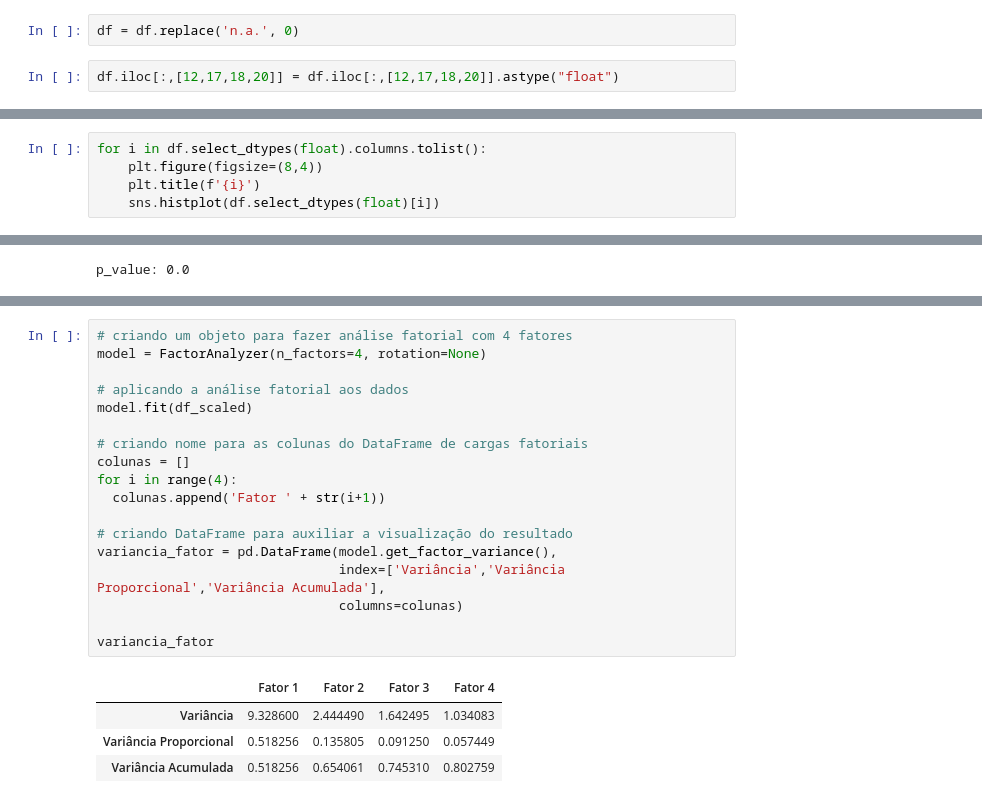
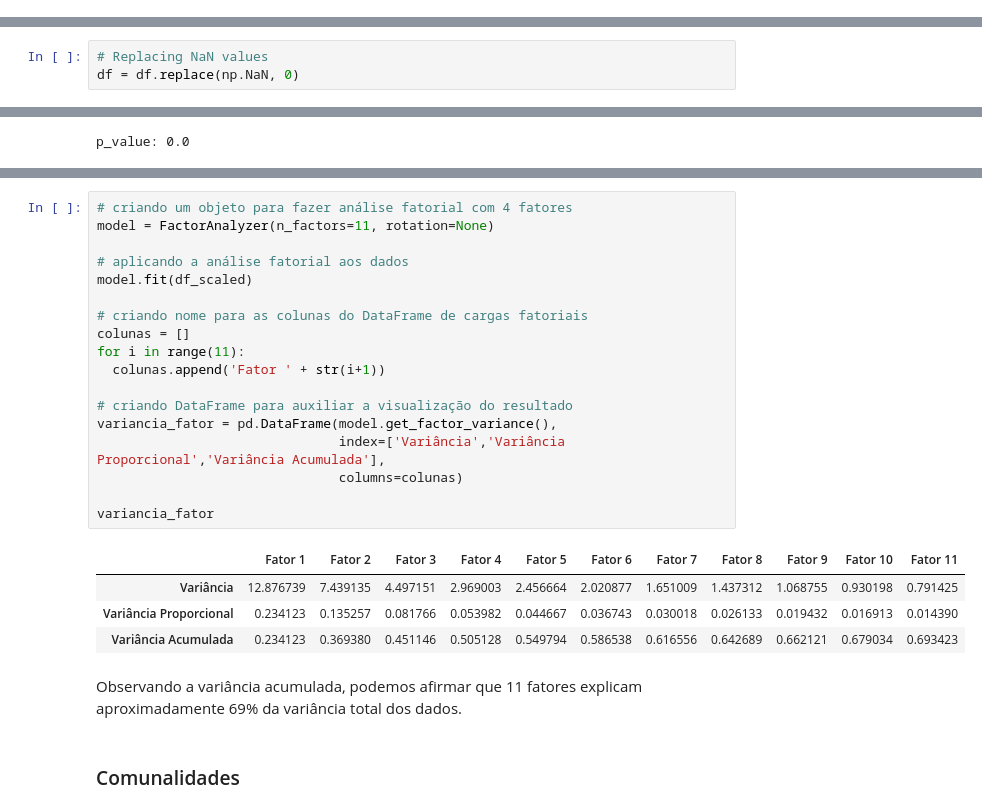
Before and after one commit to AurelioGuilherme/Portifolio-de-Projetos, a Jupyter notebook: 2-Analise_Fatorial/Analise_fatorial.ipynb, the cells around one changed output, grey strips where cells are left out. Saved outputs shown, nothing was run; the diff lists cells and outputs as text.

```diff
--- a/2-Analise_Fatorial/Analise_fatorial.ipynb
+++ b/2-Analise_Fatorial/Analise_fatorial.ipynb
@@ -55,7 +55,3 @@ df
-# %%
-df = df.replace('n.a.', 0)
-# %%
-df.iloc[:,[12,17,18,20]] = df.iloc[:,[12,17,18,20]].astype("float")
 # %%
 df.describe().T
 # %% [output]
@@ -100,5 +74,0 @@ df.select_dtypes(float).columns.tolist()
-# %%
-for i in df.select_dtypes(float).columns.tolist():
-    plt.figure(figsize=(8,4))
-    plt.title(f'{i}')
-    sns.histplot(df.select_dtypes(float)[i])
@@ -118,0 +75,3 @@ for i in df.select_dtypes(float).columns.tolist():
+# %%
+# Replacing NaN values
+df = df.replace(np.NaN, 0)
@@ -175,23 +211,27 @@ plt.show()
 # %%
 # criando um objeto para fazer análise fatorial com 4 fatores
-model = FactorAnalyzer(n_factors=4, rotation=None)
+model = FactorAnalyzer(n_factors=11, rotation=None)
 
 # aplicando a análise fatorial aos dados
 model.fit(df_scaled)
 
 # criando nome para as colunas do DataFrame de cargas fatoriais
 colunas = []
-for i in range(4):
+for i in range(11):
   colunas.append('Fator ' + str(i+1))
 
 # criando DataFrame para auxiliar a visualização do resultado
 variancia_fator = pd.DataFrame(model.get_factor_variance(),
                                index=['Variância','Variância Proporcional','Variância Acumulada'],
                                columns=colunas)
 
 variancia_fator
 # %% [output]
-|  | Fator 1 | Fator 2 | Fator 3 | Fator 4 |
-| Variância | 9.328600 | 2.444490 | 1.642495 | 1.034083 |
-| Variância Proporcional | 0.518256 | 0.135805 | 0.091250 | 0.057449 |
-| Variância Acumulada | 0.518256 | 0.654061 | 0.745310 | 0.802759 |
+|  | Fator 1 | Fator 2 | Fator 3 | Fator 4 | Fator 5 | Fator 6 | Fator 7 | Fator 8 | Fator 9 | Fator 10 | Fator 11 |
+| Variância | 12.876739 | 7.439135 | 4.497151 | 2.969003 | 2.456664 | 2.020877 | 1.651009 | 1.437312 | 1.068755 | 0.930198 | 0.791425 |
+| Variância Proporcional | 0.234123 | 0.135257 | 0.081766 | 0.053982 | 0.044667 | 0.036743 | 0.030018 | 0.026133 | 0.019432 | 0.016913 | 0.014390 |
+| Variância Acumulada | 0.234123 | 0.369380 | 0.451146 | 0.505128 | 0.549794 | 0.586538 | 0.616556 | 0.642689 | 0.662121 | 0.679034 | 0.693423 |
+# %% [markdown]
+Observando a variância acumulada, podemos afirmar que 11 fatores explicam aproximadamente 69% da variância total dos dados.
+# %% [markdown]
+### Comunalidades
```
Also changed, not shown: parts of 55 cells of this notebook, 1 other file.
